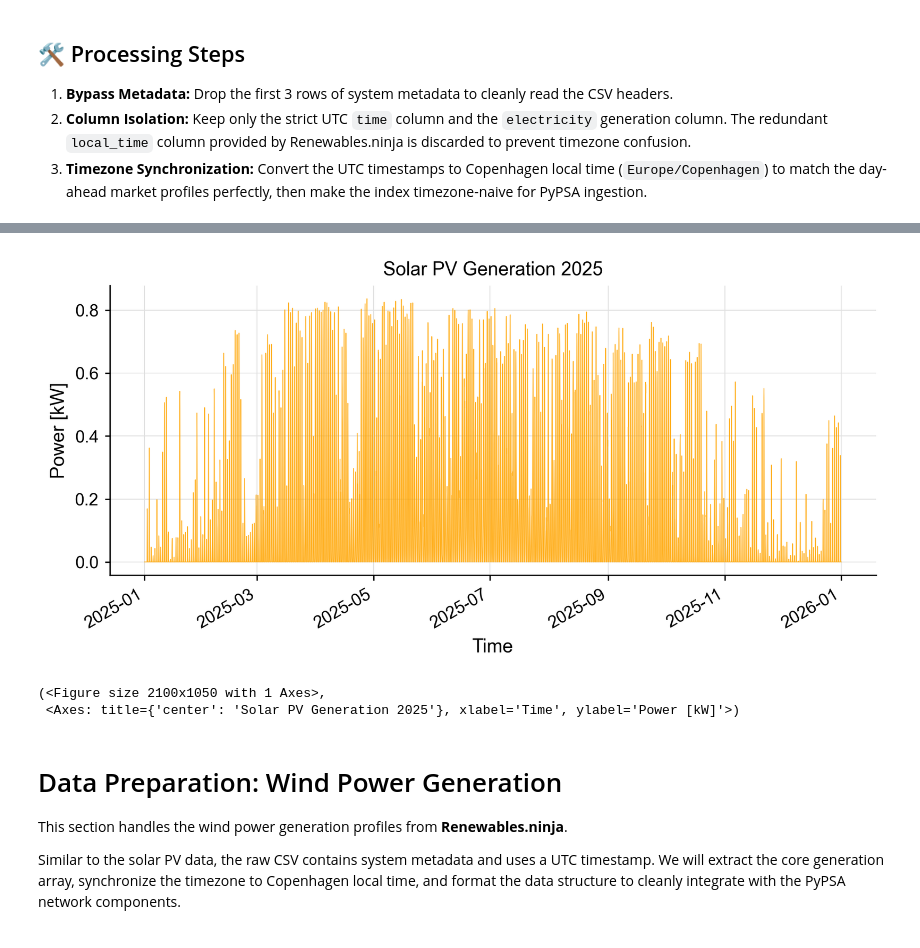
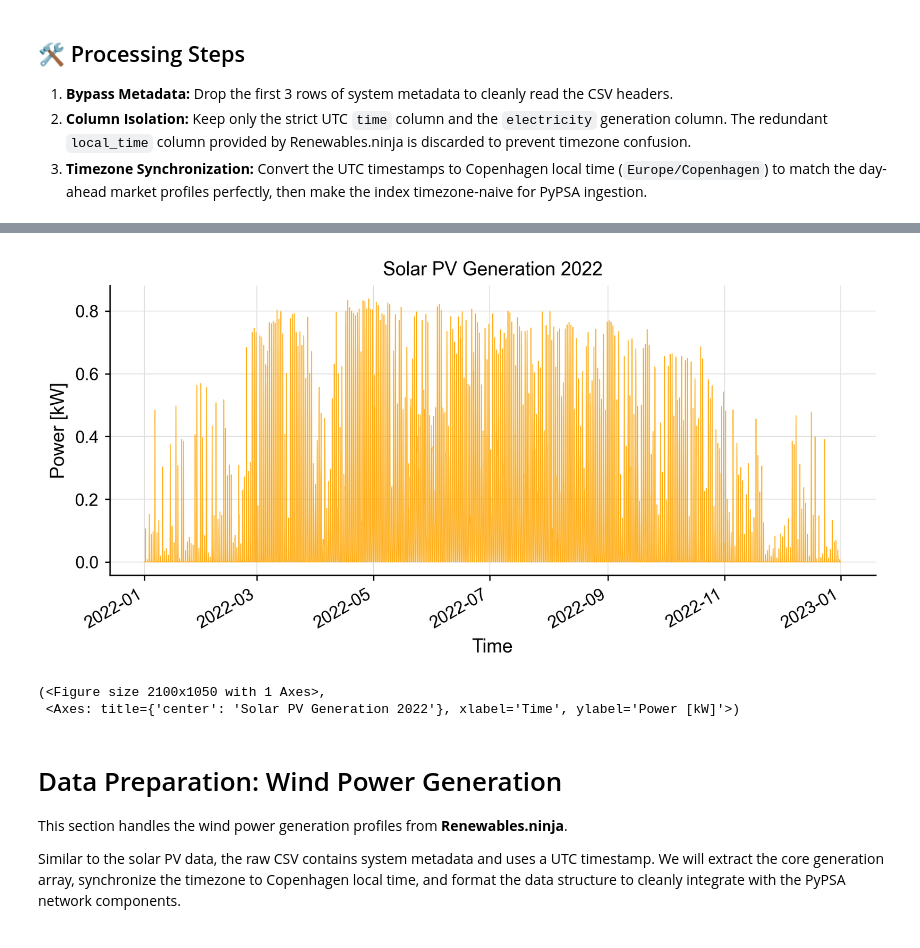
Before and after one commit to mdmis24/PyPSA-Energy-Systems-Modeling, a Jupyter notebook: 00-Data-Preparation/00_data_cleaning.ipynb, the cells around one changed output, grey strips where cells are left out. Drawn from its saved outputs; the diff is of its cells as text; code cells hidden in the pictures.

```diff
--- a/00-Data-Preparation/00_data_cleaning.ipynb
+++ b/00-Data-Preparation/00_data_cleaning.ipynb
@@ -103,8 +103,8 @@ The goal is to extract the raw generation data, strip out the initial metadata r
 3. **Timezone Synchronization:** Convert the UTC timestamps to Copenhagen local time (`Europe/Copenhagen`) to match the day-ahead market profiles perfectly, then make the index timezone-naive for PyPSA ingestion.
 # %%
 # 1. Define paths
-raw_pv_file = '../data/raw/pv_2025.csv'
-processed_pv_file = '../data/processed/pv_2025_hourly.csv'
+raw_pv_file = '../data/raw/2022/pv_2022.csv'
+processed_pv_file = '../data/processed/2022/pv_2022_hourly.csv'
 
 # 2. Load the data
 # The image shows 3 rows of metadata before the headers on row 4.
@@ -144,26 +144,26 @@ time
 # %%
 import sys
 from pathlib import Path
 
 for candidate in [Path.cwd() / 'utils', Path.cwd().parent / 'utils']:
     if candidate.exists():
         sys.path.append(str(candidate))
         break
 
 from viz_utils import plot_timeseries
 
 # Plot the processed solar generation data
 plot_timeseries(
     df_pv,
     column='pv_generation_kw',
-    title='Solar PV Generation 2025',
+    title='Solar PV Generation 2022',
     ylabel='Power [kW]',
     color='orange',
 )
 # %% [output]
-[figure, old version]
+[figure, new version]
 (<Figure size 2100x1050 with 1 Axes>,
- <Axes: title={'center': 'Solar PV Generation 2025'}, xlabel='Time', ylabel='Power [kW]'>)
+ <Axes: title={'center': 'Solar PV Generation 2022'}, xlabel='Time', ylabel='Power [kW]'>)
 # %% [markdown]
 # Data Preparation: Wind Power Generation
 
```
Also changed, not shown: parts of 5 cells of this notebook, 31 other files.
